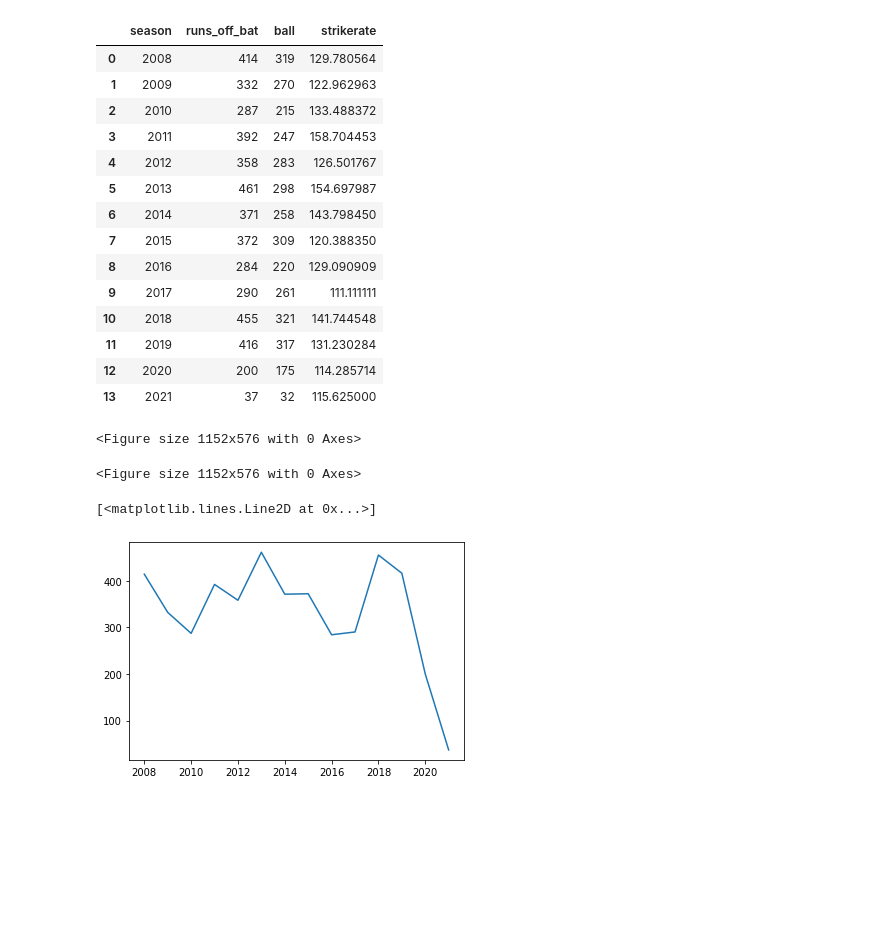
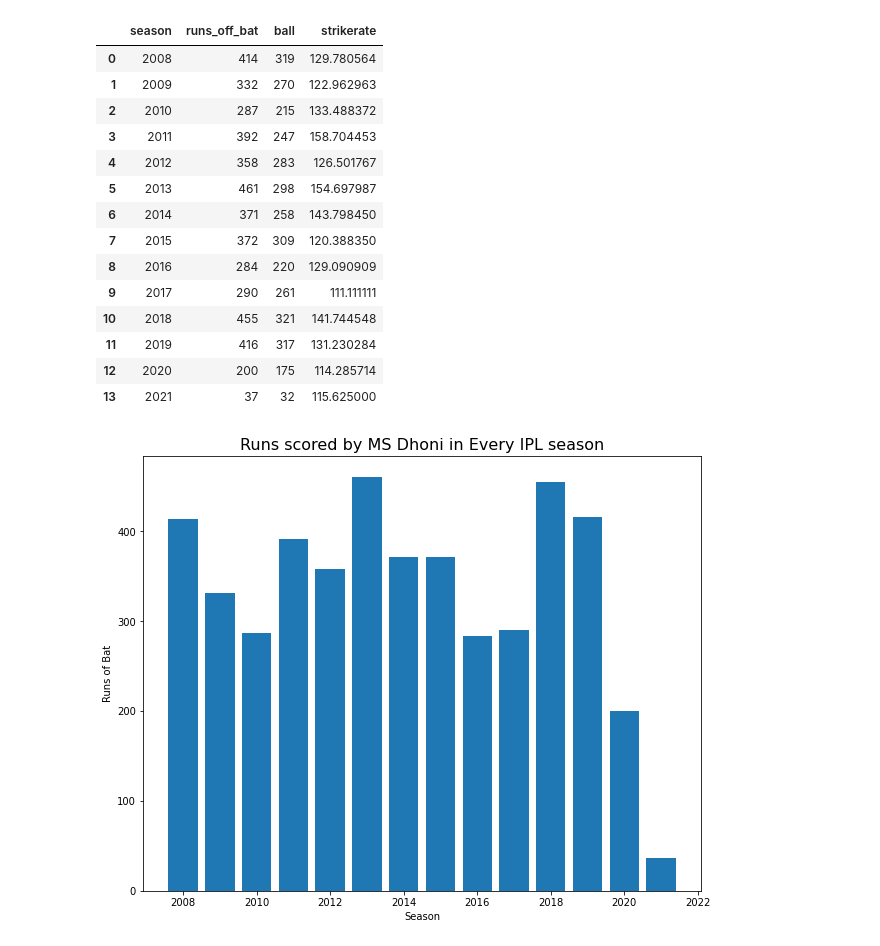
Before and after one commit to arehvs/practice, a Jupyter notebook: Case_study_of_MSD_over_the_years.ipynb, the cells around one changed output. Cells and saved outputs as stored; diff of their text form; code cells hidden in the pictures; blank space fills up the shorter version.

Commit message:
Case study of MS Dhoni's batting performance in each seasons [until 1st leg of IPL 2021].

```diff
--- a/Case_study_of_MSD_over_the_years.ipynb
+++ b/Case_study_of_MSD_over_the_years.ipynb
@@ -172,13 +172,12 @@ season_df
 | 11 | 2019 | 416 | 317 | 131.230284 |
 | 12 | 2020 | 200 | 175 | 114.285714 |
 | 13 | 2021 | 37 | 32 | 115.625000 |
-# %%
-plt.figure(figsize=[16,8])
-# %% [output]
-<Figure size 1152x576 with 0 Axes>
-<Figure size 1152x576 with 0 Axes>
-# %%
-plt.plot(season_df['season'],season_df['runs_off_bat'])
-# %% [output]
-[<matplotlib.lines.Line2D at 0x...>]
-[figure, removed]
+# %%
+plt.figure(figsize=[10,8])
+plt.bar(season_df['season'],season_df['runs_off_bat'])
+plt.title('Runs scored by MS Dhoni in Every IPL season', fontsize=16)
+plt.xlabel('Season')
+plt.ylabel('Runs of Bat')
+plt.show()
+# %% [output]
+[figure, added]
```
